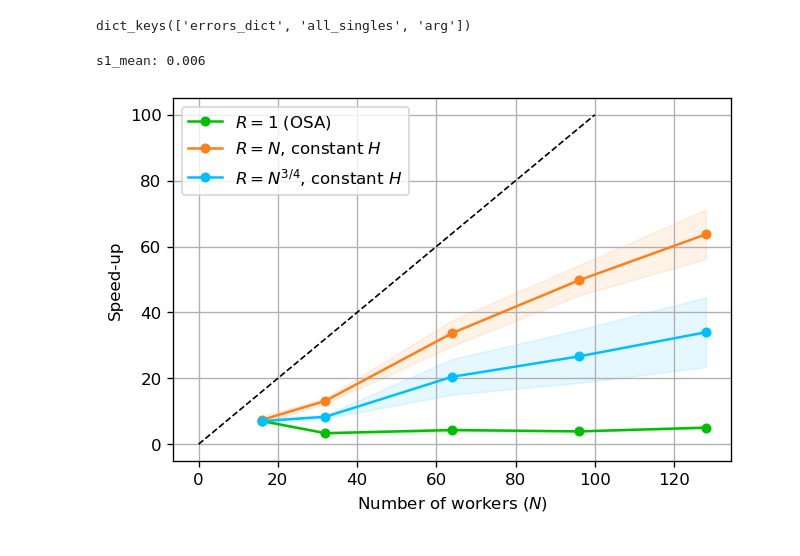
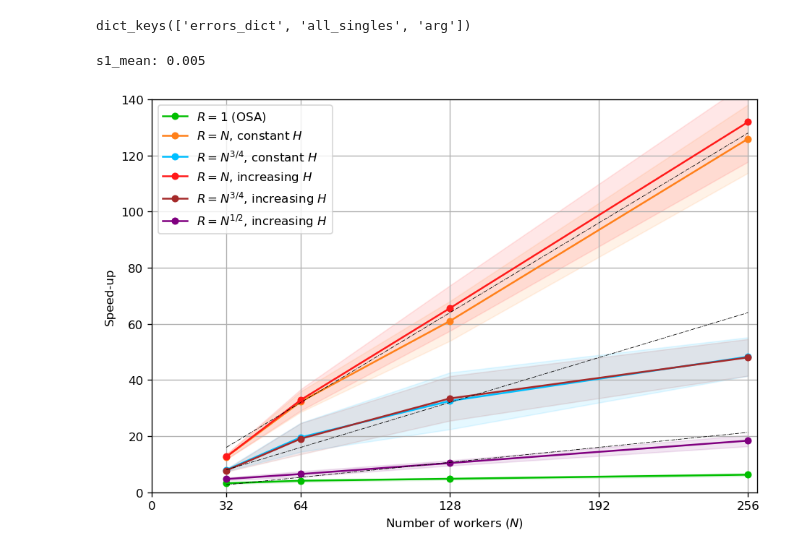
Before and after one commit to spiridonoff/Local-SGD, a Jupyter notebook: quadratic_double.ipynb, the cells around one changed output. Drawn from its saved outputs; the diff is of its cells as text; code cells hidden in the pictures.

```diff
--- a/quadratic_double.ipynb
+++ b/quadratic_double.ipynb
@@ -38,7 +38,7 @@ class arguments():
 
     T_sul = 8000
     reps_sul = 10
-    reps_sul_scale = {16:1, 32:1, 64:2, 96:2, 128:2}
+    reps_sul_scale = {32:1, 64:2, 128:2, 256:2}
     N_sul = sorted(reps_sul_scale.keys())
 
 
@@ -449,17 +449,17 @@ for mode in modes:
 # %% [markdown]
 ## Parallel Processing
 # %%
-errors_dict = {}
-all_singles = []
+# errors_dict = {}
+# all_singles = []
 reps_mode_scale = {'increasing':8, 'constant':8, 'RN^3/4':6, 'N^3/4':6, 'RN^1/2':1, 'osa':1 }
 
 modes = [
     'osa',
-    'constant',
+#     'constant',
 #     'increasing',
 #     'RN^3/4',
 #     'RN^1/2',
-    'N^3/4',
+#     'N^3/4',
 ]
 
 if __name__ == '__main__':
@@ -468,11 +468,11 @@ if __name__ == '__main__':
         if not mode in errors_dict:
             errors_dict[mode] = {}
 
-        for N in arg.reps_sul_scale:
+        for N in arg.N_sul[-1:]:
 
             reps = arg.reps_sul * arg.reps_sul_scale[N] * reps_mode_scale[mode]
 
-            print(f"{N}:{reps} ", end="")
+            print(f"{N}:{reps}x ", end="")
             comms = get_comms(arg, mode, N, arg.T_sul)
 
             with Pool(processes=8) as pool:
@@ -540,7 +536,7 @@ plot_colors = {
 #     'RN^1/4': 'brown',
 }
 # %%
-plt.figure(figsize=(6,4), dpi=120)
+plt.figure(figsize=(9,6), dpi=120)
 
 n_smooth = 10
 
@@ -561,40 +557,46 @@ for mode in errors_dict:
     errors_mean = []
     errors_std = []
     errors_inverse_mean = []
     errors_inverse_std = []
 
-    for N in sorted(errors_dict[mode].keys()): #arg.N_sul:
+    Ns = arg.N_sul # errors_dict[mode].keys()
+    for N in Ns: #arg.N_sul:
         n_samples = errors_dict[mode][N].shape[0]
 
         errors_mean.append(np.median(errors_dict[mode][N][:,n_smooth:], axis=1).mean())
 #         errors_std.append(np.median(errors_dict[mode][N][:,n_smooth:], axis=1).std() / np.sqrt(n_samples))
 
         errors_inverse_mean.append(np.median(1.0/errors_dict[mode][N][:,n_smooth:], axis=1).mean())
         errors_inverse_std.append(np.median(1.0/errors_dict[mode][N][:,n_smooth:], axis=1).std() / np.sqrt(n_samples))
 
-    plt.plot(arg.N_sul, s1_mean/np.array(errors_mean), '-o', ms=5 ,label=plot_labels[mode], color = plot_colors[mode])
+    plt.plot(Ns, s1_mean/np.array(errors_mean), '-o', ms=5 ,label=plot_labels[mode], color = plot_colors[mode])
 
     su_std = np.sqrt((np.array(errors_inverse_mean)*s1_std)**2 + (np.array(errors_inverse_std)*s1_mean)**2)
-    plt.fill_between(arg.N_sul, s1_mean/np.array(errors_mean) - su_std, s1_mean/np.array(errors_mean) + su_std, alpha = 0.1, color = plot_colors[mode])
+    plt.fill_between(Ns, s1_mean/np.array(errors_mean) - su_std, s1_mean/np.array(errors_mean) + su_std, alpha = 0.1, color = plot_colors[mode])
 
-#     if mode in {'constant', 'increasing','RN^3/4', 'N^3/4'}:
-#         slope = (s1_mean/np.array(errors_mean)[0])/32
+#     if mode in {'constant', 'increasing','RN^3/4', 'N^3/4', 'RN^1/2'}:
+#         slope = (s1_mean/np.array(errors_mean)[1])/32 - (s1_mean/np.array(errors_mean)[0])/32
 #         plt.plot([0,256], [0,256*slope], '-.', lw=0.5, color = plot_colors[mode])
 
+for slope in [1/2, 1/4, 1/12]:
+    start = 32
+    end = 256
+    plt.plot([start,end],[start*slope, end*slope], '-.', lw=0.5, color='black')
 
-plt.plot([0,100],[0,100], '--', lw=1, c='black')
+
+# plt.plot([0,256],[0,256], '--', lw=1, c='black')
 # plt.plot([0,256],[0,60], '--', lw=1, c='black')
 
 plt.xlabel(r'Number of workers ($N$)')
 plt.ylabel('Speed-up')
 
 # plt.axis('equal')
-# plt.xticks([0,32, 64, 128, 192, 256])
-# plt.axis([0,260,0,140])
+plt.xticks([0,32, 64, 128, 192, 256])
+plt.axis([0,260,0,140])
 plt.grid()
 plt.legend()
 # plt.savefig('figures/speed-up-lower-2.png', dpi=240, transparent=False, bbox_inches='tight')
 plt.show()
 # %% [output]
-s1_mean: 0.006
+s1_mean: 0.005
-[figure, old version]
+[figure, new version]
```
Also changed, not shown: parts of 1 cell of this notebook.
